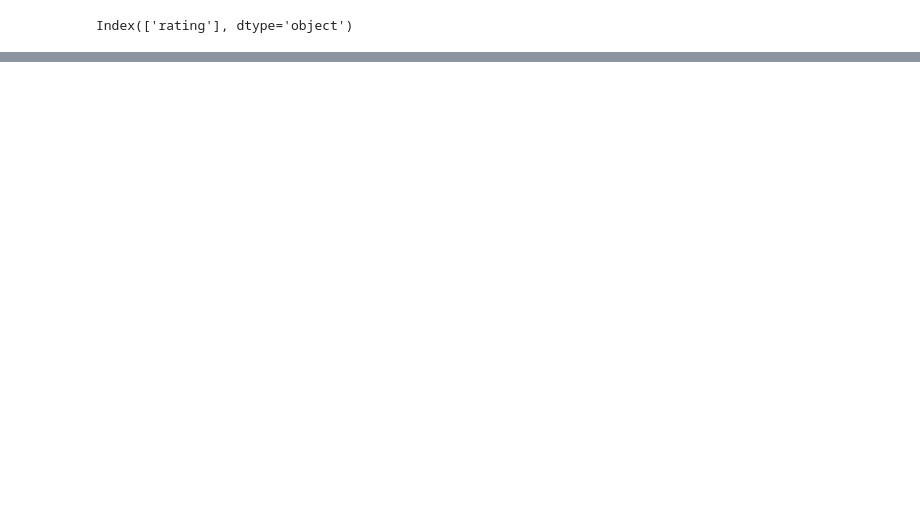
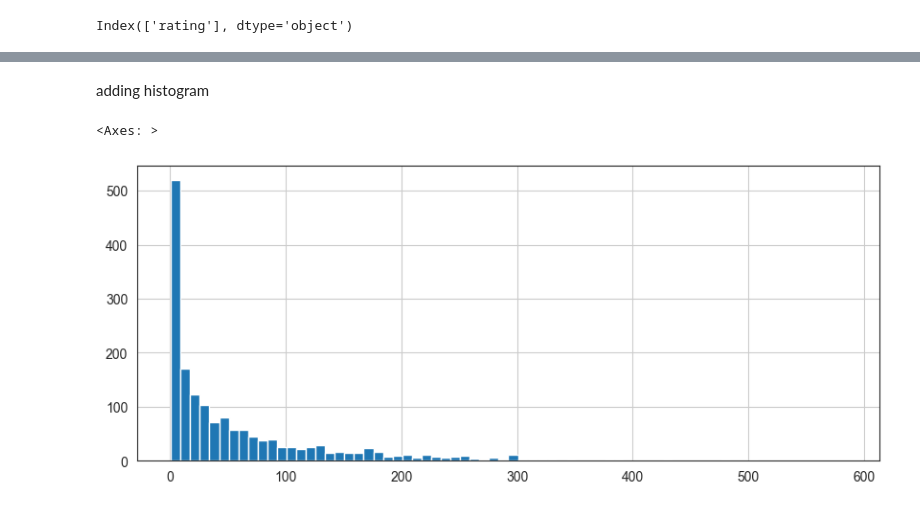
Before and after one commit to krishhankar/movie-recommendation-system, a Jupyter notebook: recommender_system_using_python.ipynb, the cells around one changed output, grey strips where cells are left out. Drawn from its saved outputs; the diff is of its cells as text; code cells hidden in the pictures; blank space fills up the shorter version.

```diff
--- a/recommender_system_using_python.ipynb
+++ b/recommender_system_using_python.ipynb
@@ -80,0 +92,3 @@ Index(['rating'], dtype='object')
+# %%
+ratings = pd.DataFrame(df.groupby('title')['rating'].mean())
+ratings.head()
@@ -80,0 +103,3 @@ Index(['rating'], dtype='object')
+# %%
+ratings['num of ratings'] = pd.DataFrame(df.groupby('title')['rating'].count())
+ratings.head()
@@ -80,0 +114,8 @@ Index(['rating'], dtype='object')
+# %% [markdown]
+adding histogram
+# %%
+plt.figure(figsize=(10,4))
+ratings['num of ratings'].hist(bins=70)
+# %% [output]
+<Axes: >
+[figure, added]
```
Also changed, not shown: parts of 25 cells of this notebook, 2 other files.
